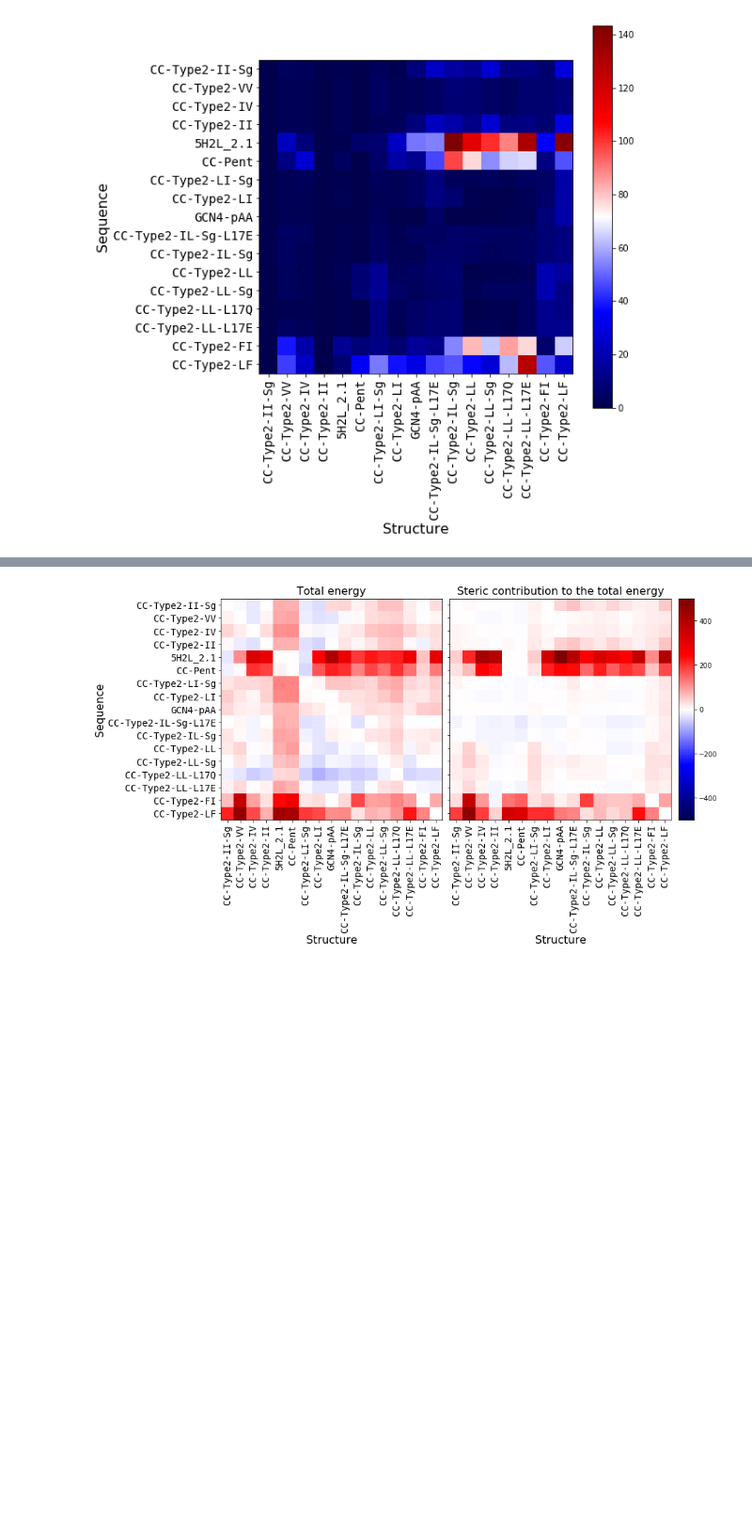
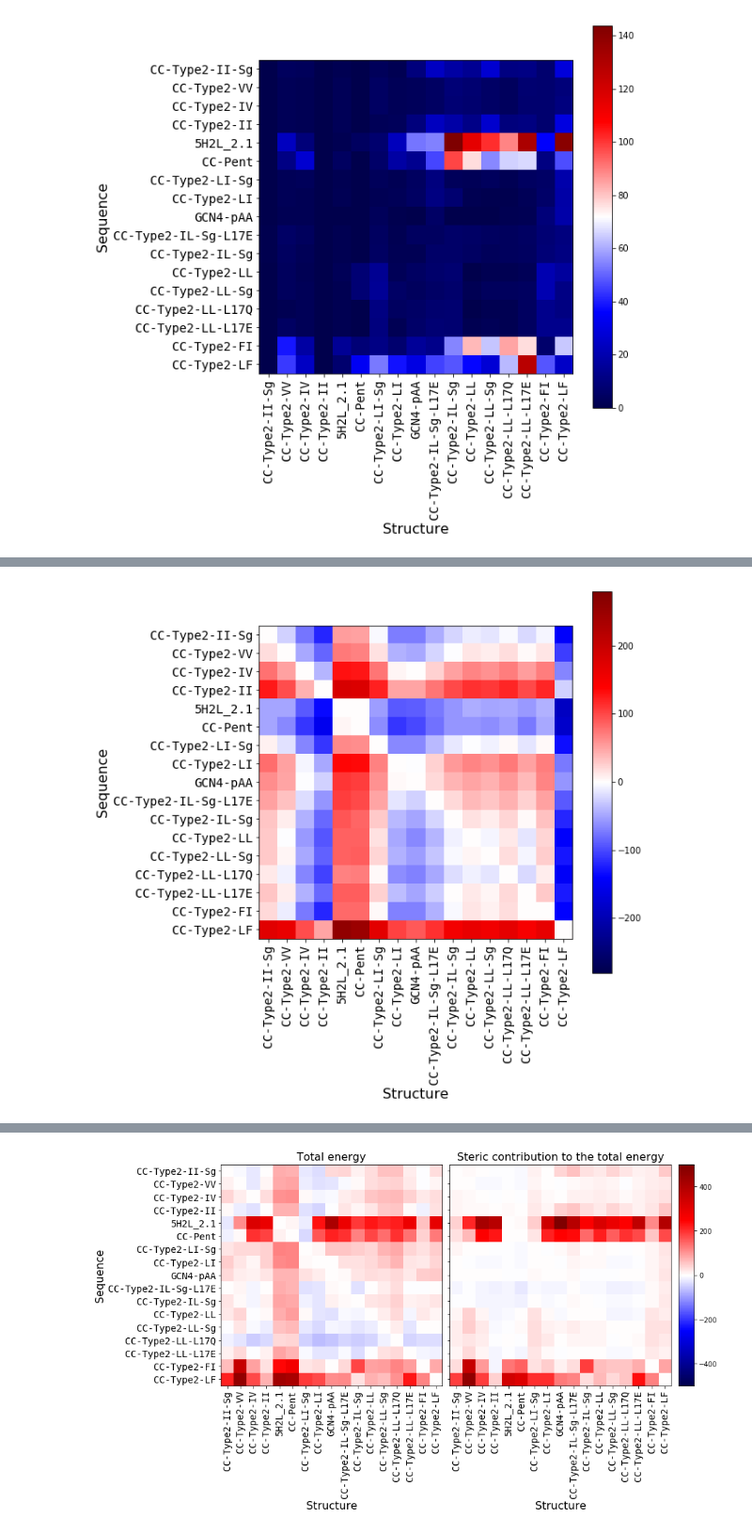
Before and after one commit to woolfson-group/maintaining_and_breaking_paper_2018, a Jupyter notebook: all_sequences_on_all_structures-seqclass.ipynb, the cells around one changed output, grey strips where cells are left out. Shown: that part at 94% size. Cells and saved outputs as stored; diff of their text form; code cells hidden in the pictures; blank space fills up the shorter version.

```diff
--- a/all_sequences_on_all_structures-seqclass.ipynb
+++ b/all_sequences_on_all_structures-seqclass.ipynb
@@ -155,3 +231,9 @@ for (i, row) in enumerate(steric_results):
     correction_value = row[i]
     for (j, value) in enumerate(row):
         normalised_sterics[i, j] = value - correction_value
+# %%
+normalised_defire = numpy.zeros_like(total_defire)
+for (i, row) in enumerate(total_defire):
+    correction_value = row[i]
+    for (j, value) in enumerate(row):
+        normalised_defire[i, j] = value - correction_value
@@ -185,0 +278,4 @@ plot_im(steric_std, 'steric_std_final', labels=Legend_labels)
+# %%
+plot_im(normalised_defire, 'normalised_defire', labels=Legend_labels, vmin=-280, vmax=280)
+# %% [output]
+[figure, added]
```
Also changed, not shown: parts of 11 cells of this notebook.
